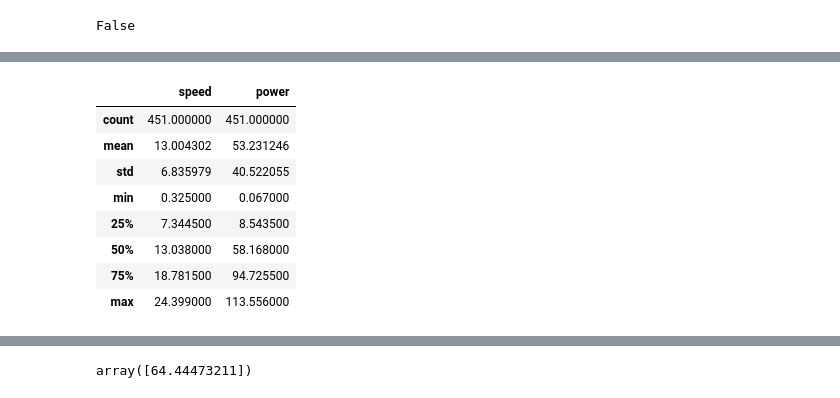
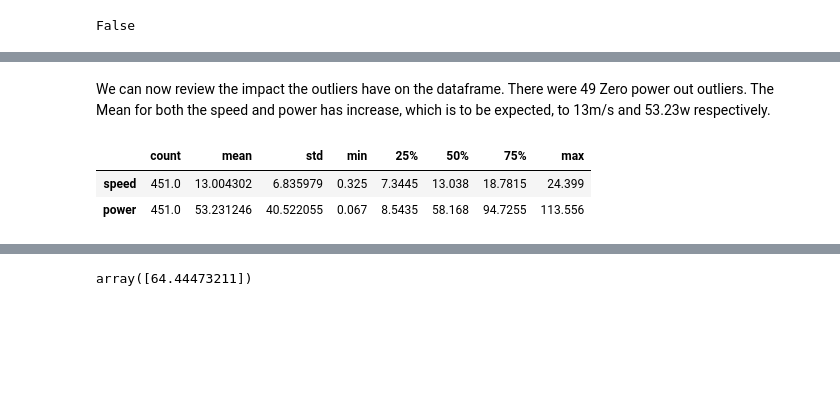
Before and after one commit to EoghanDelaney/ML-Project-2020, a Jupyter notebook: Power Production Project.ipynb, the cells around one changed output, grey strips where cells are left out. Saved outputs shown, nothing was run; the diff lists cells and outputs as text; code cells hidden in the pictures; blank space fills up the shorter version.

```diff
--- a/Power Production Project.ipynb
+++ b/Power Production Project.ipynb
@@ -68,12 +113,8 @@ df.describe()
+# %% [markdown]
+We can now review the impact the outliers have on the dataframe. There were 49 Zero power out outliers. The Mean for both the speed and power has increase, which is to be expected, to 13m/s and 53.23w respectively.
 # %%
-df_remove_power_Zero.describe()
+df_remove_power_Zero.describe().transpose()
 # %% [output]
-|  | speed | power |
-| count | 451.000000 | 451.000000 |
-| mean | 13.004302 | 53.231246 |
-| std | 6.835979 | 40.522055 |
-| min | 0.325000 | 0.067000 |
-| 25% | 7.344500 | 8.543500 |
-| 50% | 13.038000 | 58.168000 |
-| 75% | 18.781500 | 94.725500 |
-| max | 24.399000 | 113.556000 |
+|  | count | mean | std | min | 25% | 50% | 75% | max |
+| speed | 451.0 | 13.004302 | 6.835979 | 0.325 | 7.3445 | 13.038 | 18.7815 | 24.399 |
+| power | 451.0 | 53.231246 | 40.522055 | 0.067 | 8.5435 | 58.168 | 94.7255 | 113.556 |
```
Also changed, not shown: parts of 77 cells of this notebook, 5 other files.
